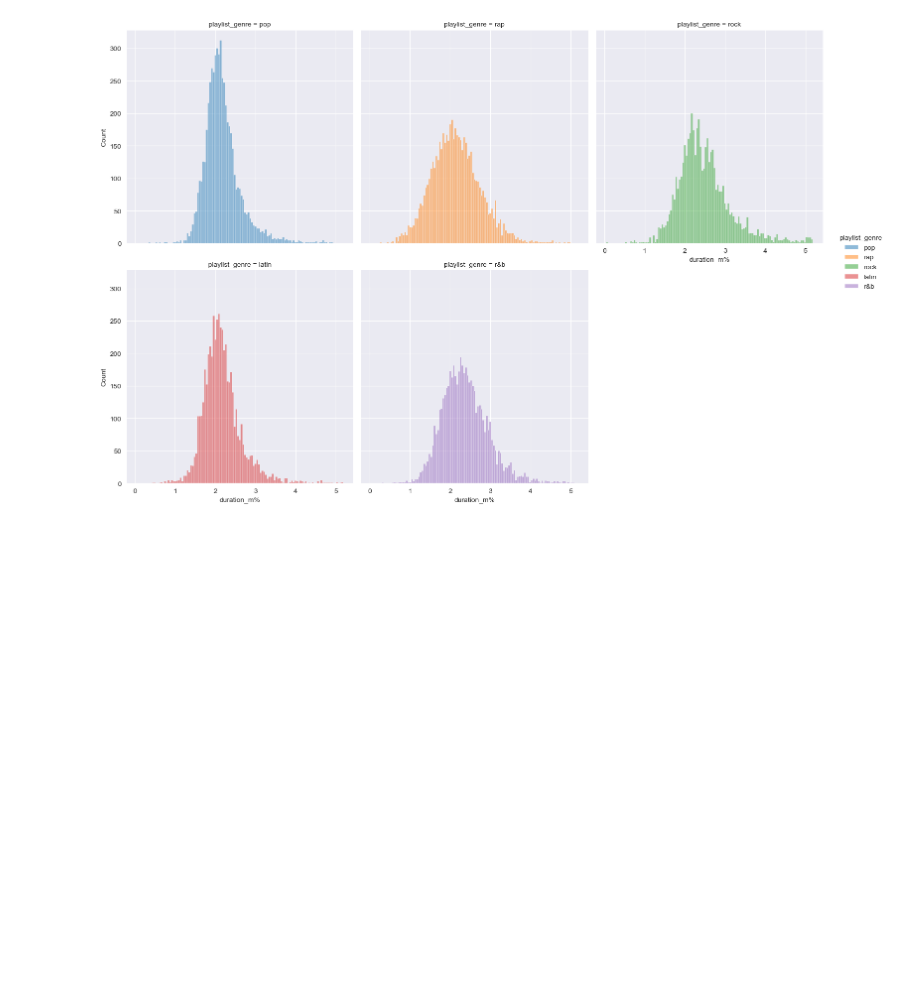
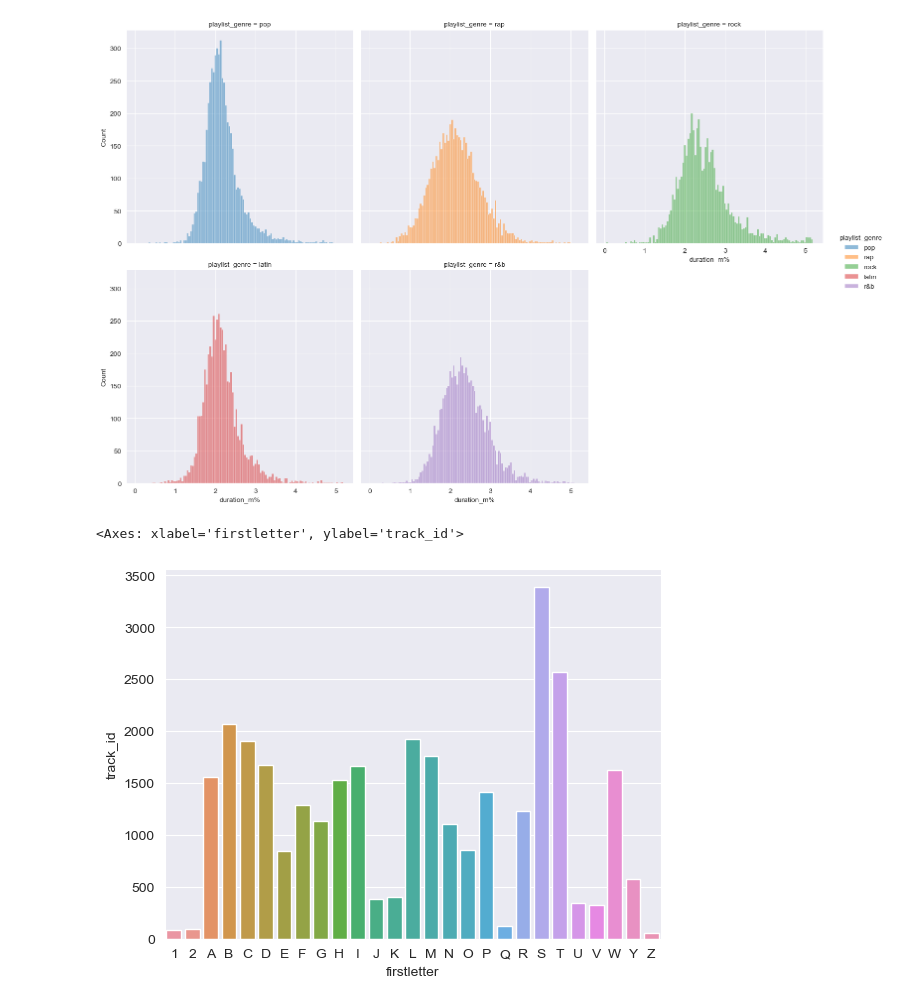
Before and after one commit to Toffuh/project-aids, a Jupyter notebook: Spotify.ipynb, the cells around one changed output. Drawn from its saved outputs; the diff is of its cells as text; code cells hidden in the pictures; blank space fills up the shorter version.

Commit message:
firstletter

```diff
--- a/Spotify.ipynb
+++ b/Spotify.ipynb
@@ -113,3 +113,13 @@ sns.displot(data=data[data["playlist_genre"] != "edm"], x="duration_m%", col="pl
 # %% [output]
 <seaborn.axisgrid.FacetGrid at 0x...>
 [figure]
+# %%
+data["firstletter"] = data["track_name"].str.upper()
+data["firstletter"] = data["track_name"].str[0]
+
+group = data.groupby("firstletter").count().reset_index()
+
+sns.barplot(data=group[group["track_id"] > 50], x="firstletter", y="track_id")
+# %% [output]
+<Axes: xlabel='firstletter', ylabel='track_id'>
+[figure, added]
```
Also changed, not shown: 1 other file.
